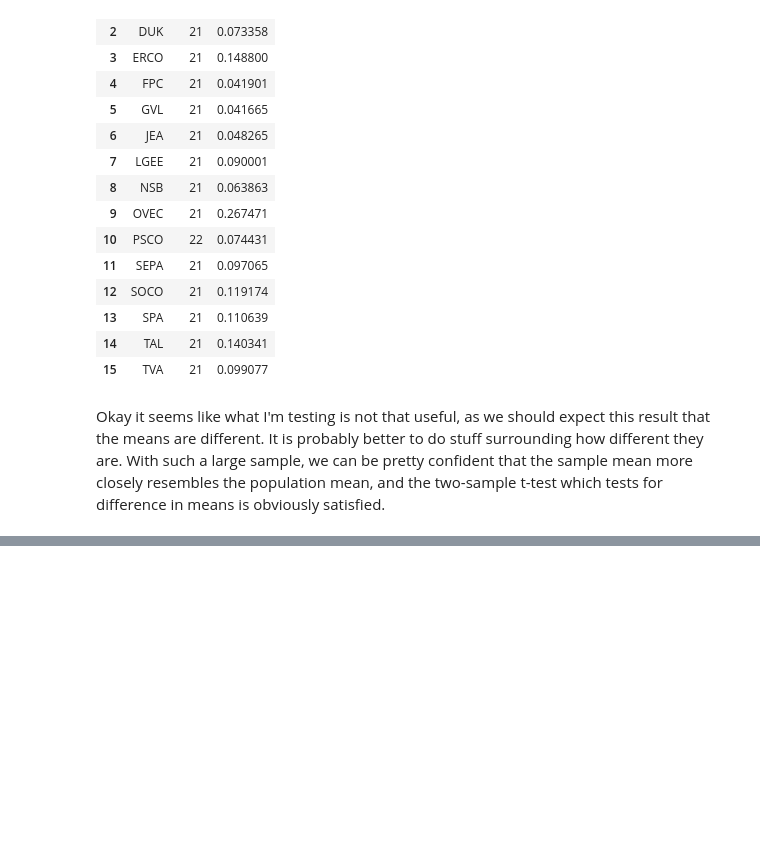
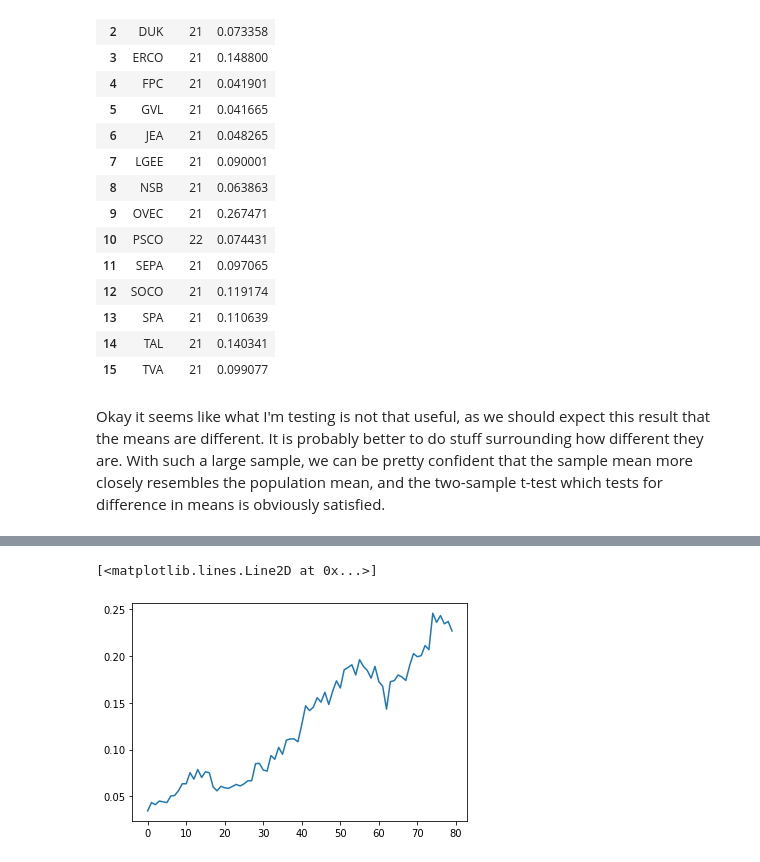
Before and after one commit to IMMM-SFA/misha_code, a Jupyter notebook: divergence_testing.ipynb, the cells around one changed output, grey strips where cells are left out. Drawn from its saved outputs; the diff is of its cells as text; code cells hidden in the pictures; blank space fills up the shorter version.

```diff
--- a/divergence_testing.ipynb
+++ b/divergence_testing.ipynb
@@ -287,0 +413,7 @@ Sample does not look Gaussian (reject H0)
+# %%
+azps2 = cohen_d_BA('AZPS')
+# %%
+plt.plot(azps2['Cohen_d'])
+# %% [output]
+[<matplotlib.lines.Line2D at 0x...>]
+[figure, added]
```
Also changed, not shown: parts of 15 cells of this notebook.
